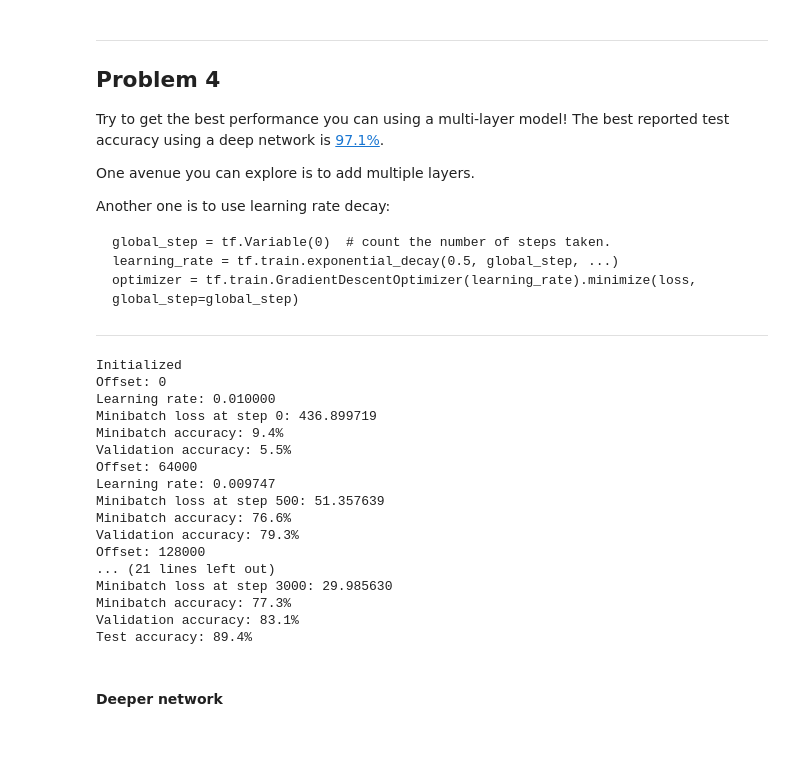
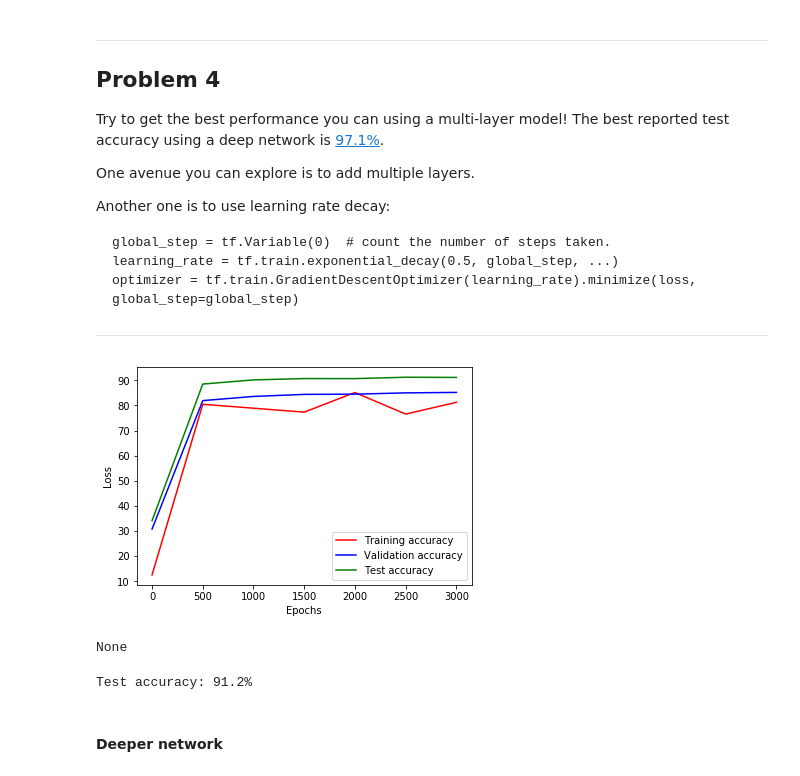
Before and after one commit to lfoppiano/deep-learning-tutorials, a Jupyter notebook: udacity/3_regularization.ipynb, the cells around one changed output. Cells and saved outputs as stored; diff of their text form; code cells hidden in the pictures; blank space fills up the shorter version.

```diff
--- a/udacity/3_regularization.ipynb
+++ b/udacity/3_regularization.ipynb
@@ -644,8 +644,8 @@ import math
 
 batch_size = 128
 hidden_layers_size = 1024
-learning_starting_rate = 0.01
-learning_decay_steps = 1000
+learning_starting_rate = 0.1
+learning_decay_steps = 100
 learning_decay_rate = 0.95
 beta = 1*10^-5
 keep_prob_dropouts=0.8
@@ -688,52 +688,67 @@ with graph.as_default():
     valid_prediction = tf.nn.softmax(tf.matmul(tf.nn.relu(tf.matmul(tf_valid_dataset, hidden_weights) + hidden_biases), weights) + biases)
     test_prediction = tf.nn.softmax(tf.matmul(tf.nn.relu(tf.matmul(tf_test_dataset, hidden_weights) + hidden_biases), weights) + biases)
 
 
+import matplotlib.pyplot as plt
+from IPython import display
+
+train_acc_history = []
+val_acc_history = []
+test_acc_history = []
+epochs_history = []
+
 num_steps = 3001
 
 with tf.Session(graph=graph) as session:
     tf.global_variables_initializer().run()
     print("Initialized")
     for step in range(num_steps):
         # Pick an offset within the training data, which has been randomized.
         # Note: we could use better randomization across epochs.
         offset = (step * batch_size) % (train_labels.shape[0] - batch_size)
 
         # Generate a minibatch.
         batch_data = train_dataset[offset:(offset + batch_size), :]
         batch_labels = train_labels[offset:(offset + batch_size), :]
 
         # Prepare a dictionary telling the session where to feed the minibatch.
         # The key of the dictionary is the placeholder node of the graph to be fed,
         # and the value is the numpy array to feed to it.
         feed_dict = {tf_train_dataset: batch_data, tf_train_labels: batch_labels }
         _, l, predictions, lr = session.run([optimizer, loss, train_prediction, learning_rate], feed_dict=feed_dict)
 
         if (step % 500 == 0):
             print("Offset: %d" % offset )
             print("Learning rate: %f" % lr )
             print("Minibatch loss at step %d: %f" % (step, l))
-            print("Minibatch accuracy: %.1f%%" % accuracy(predictions, batch_labels))
-            print("Validation accuracy: %.1f%%" % accuracy(valid_prediction.eval(), valid_labels))
+            train_acc = accuracy(predictions, batch_labels)
+            print("Minibatch accuracy: %.1f%%" % train_acc)
+            val_acc = accuracy(valid_prediction.eval(), valid_labels)
+            print("Validation accuracy: %.1f%%" % val_acc)
+            test_acc = accuracy(test_prediction.eval(), test_labels)
+
+            display.clear_output(wait=True)
+            epochs_history.append(step)
+            train_acc_history.append(train_acc)
+            val_acc_history.append(val_acc)
+            test_acc_history.append(test_acc)
+
+            def print(x, ys):
+                for(y in ys):
+                    plt.plot(epochs_history, train_acc_history, 'r', label='Training accuracy')
+                    plt.plot(epochs_history, val_acc_history, 'b', label='Validation accuracy')
+                    plt.plot(epochs_history, test_acc_history, 'g', label='Test accuracy')
+                    plt.xlabel('Epochs')
+                    plt.ylabel('Accuracy')
+                    plt.legend()
+
+            display.display(plt.show())
+
     print("Test accuracy: %.1f%%" % accuracy(test_prediction.eval(), test_labels))
 # %% [output]
+[figure, added]
-Initialized
-Offset: 0
-Learning rate: 0.010000
-Minibatch loss at step 0: 436.899719
-Minibatch accuracy: 9.4%
-Validation accuracy: 5.5%
-Offset: 64000
-Learning rate: 0.009747
-Minibatch loss at step 500: 51.357639
-Minibatch accuracy: 76.6%
-Validation accuracy: 79.3%
-Offset: 128000
-... (21 lines left out)
-Minibatch loss at step 3000: 29.985630
-Minibatch accuracy: 77.3%
-Validation accuracy: 83.1%
-Test accuracy: 89.4%
+None
+Test accuracy: 91.2%
 # %% [markdown]
 #### Deeper network
 # %%
```
Also changed, not shown: parts of 1 cell of this notebook.
